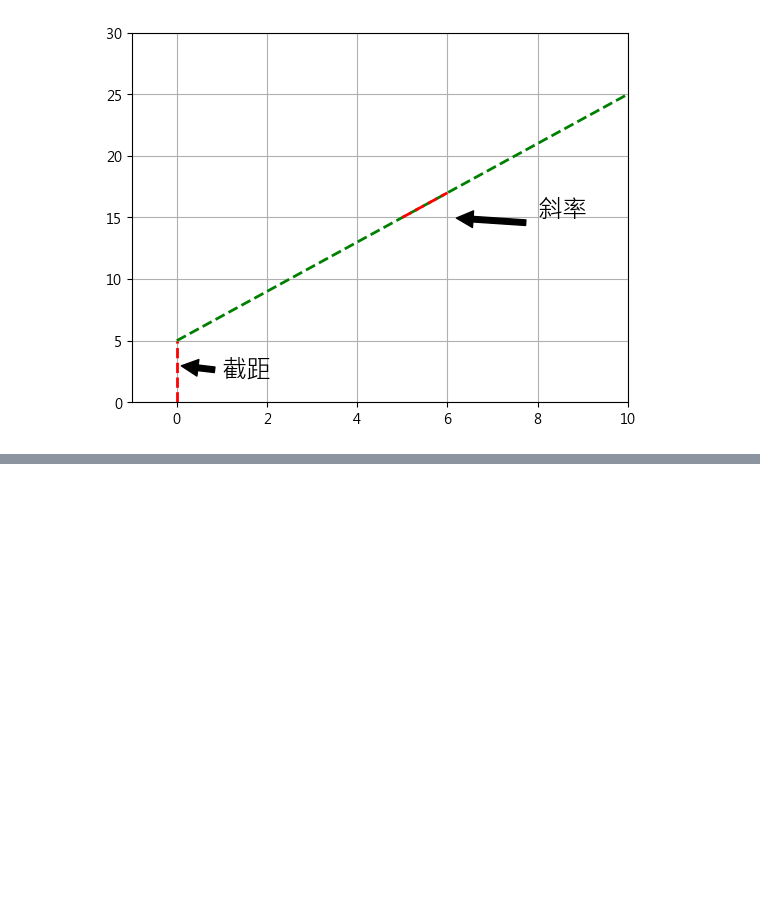
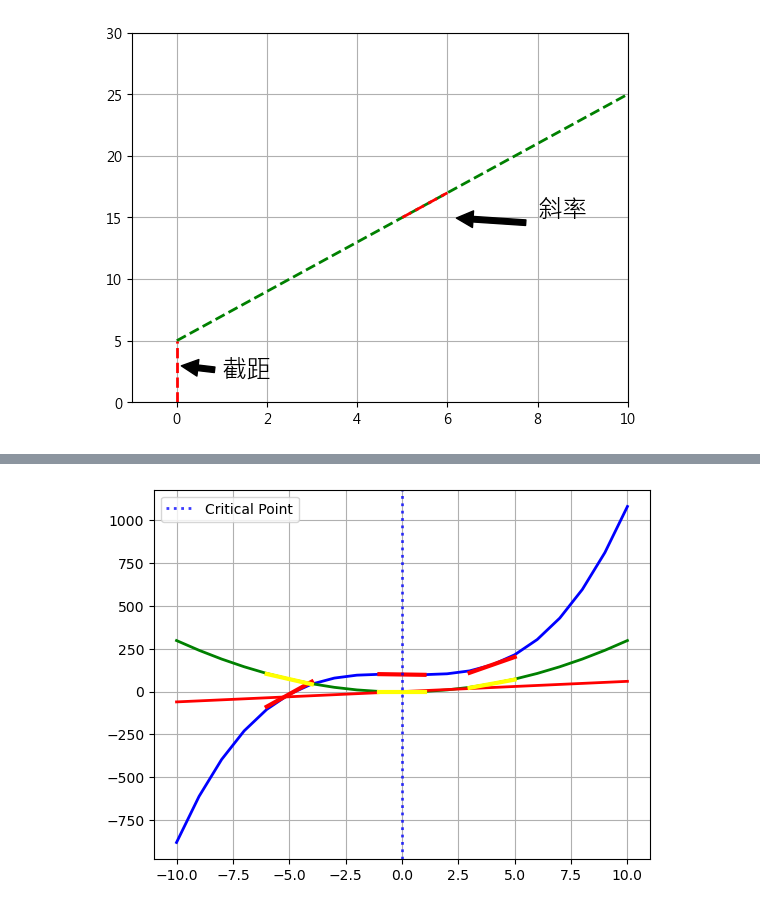
Before and after one commit to OnlyWell/d2l_tensorflow, a Jupyter notebook: book_charter/base_math/differentiation_integration.ipynb, the cells around one changed output, grey strips where cells are left out. Cells and saved outputs as stored; diff of their text form; code cells hidden in the pictures; blank space fills up the shorter version.

```diff
--- a/book_charter/base_math/differentiation_integration.ipynb
+++ b/book_charter/base_math/differentiation_integration.ipynb
@@ -37,0 +132,62 @@ plt.show()
+# %%
+'''
+    绘制三次曲线方程f(x)=x**3 -2*x+100,求最小值
+'''
+#定义函数
+def f(x):
+    return x**3 -2*x+100
+
+#一阶导数
+def df(x):
+    return 3*x**2 -2
+#二阶导数
+def ddf(x):
+    return 6*x
+
+#设置样本点
+x = list(range(-10,11))
+y=[f(i) for i in x]
+
+#设置一阶导数的样本点
+dy=[df(i) for i in x]
+
+#设置二阶导数的样本点
+ddy=[ddf(i) for i in x]
+
+#绘制函数的曲线
+plt.plot(x,y,color='blue',linewidth=2)
+#绘制一阶导数的曲线
+plt.plot(x,dy,color='green',linewidth=2)
+#绘制二阶导数的曲线
+plt.plot(x,ddy,color='red',linewidth=2)
+
+#取点
+x1 = -5
+x2 = 0
+x3 = 4
+
+#绘制三个点的一阶导数
+plt.plot([x1 - 1,x1 + 1],[f(x1) -(df(x1)),f(x1) + (df(x1))],color='red',linewidth=3)
+plt.plot([x2 - 1,x2 + 1],[f(x2) -(df(x2)),f(x2) + (df(x2))],color='red',linewidth=3)
+plt.plot([x3 -1,x3 + 1],[f(x3) -(df(x3)),f(x3) + (df(x3))],color='red',linewidth=3)
+
+#绘制三个点的二阶导数
+plt.plot([x1 - 1,x1 + 1],[df(x1) -(ddf(x1)),df(x1) + (ddf(x1))],color='yellow',linewidth=3)
+plt.plot([x2 - 1,x2 + 1],[df(x2) -(ddf(x2)),df(x2) + (ddf(x2))],color='yellow',linewidth=3)
+plt.plot([x3 - 1,x3 + 1],[df(x3) -(ddf(x3)),df(x3) + (ddf(x3))],color='yellow',linewidth=3)
+
+#绘制最小值
+plt.axvline(
+    x=0,
+    color='blue',     # 线颜色
+    linestyle=':',    # 线型（虚线）
+    linewidth=2,      # 线宽
+    alpha=0.77,        # 透明度（0-1）
+    label='Critical Point'  # 图例标签
+)
+
+plt.legend()
+plt.grid()
+plt.show()
+# %% [output]
+[figure, added]
```
Also changed, not shown: parts of 5 cells of this notebook.
